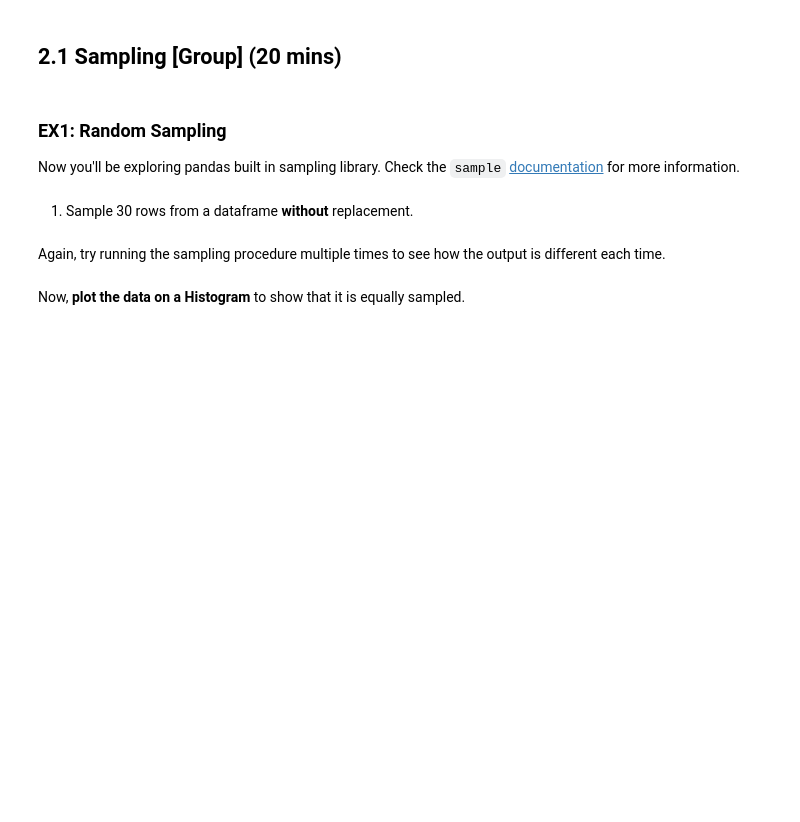
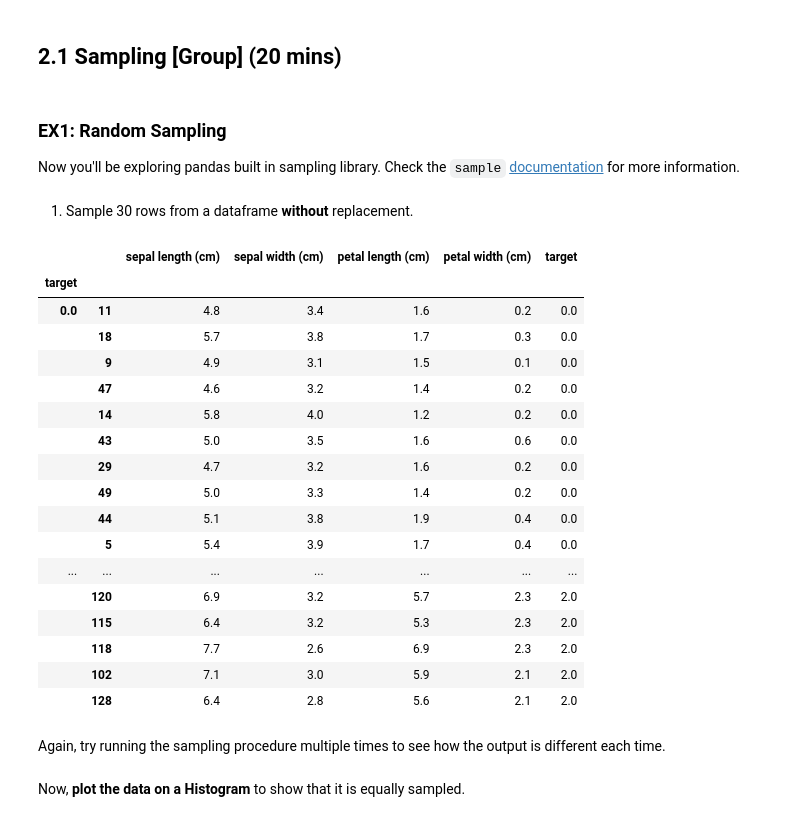
Before and after one commit to jeffgoeken/My_NCState_Homework, a Jupyter notebook: My_NCState_Homework/My_NCState_Homework/week 2/WKS2_Student.ipynb, the cells around one changed output. Saved outputs shown, nothing was run; the diff lists cells and outputs as text; code cells hidden in the pictures; blank space fills up the shorter version.

```diff
--- a/My_NCState_Homework/My_NCState_Homework/week 2/WKS2_Student.ipynb
+++ b/My_NCState_Homework/My_NCState_Homework/week 2/WKS2_Student.ipynb
@@ -128,3 +139,25 @@ sample_30
+# %%
+sample_30 =data.groupby('target').apply(lambda x: x.sample(n=10))
+sample_30
+# %% [output]
+|  |  | sepal length (cm) | sepal width (cm) | petal length (cm) | petal width (cm) | target |
+| target |  |  |  |  |  |  |
+| 0.0 | 11 | 4.8 | 3.4 | 1.6 | 0.2 | 0.0 |
+|  | 18 | 5.7 | 3.8 | 1.7 | 0.3 | 0.0 |
+|  | 9 | 4.9 | 3.1 | 1.5 | 0.1 | 0.0 |
+|  | 47 | 4.6 | 3.2 | 1.4 | 0.2 | 0.0 |
+|  | 14 | 5.8 | 4.0 | 1.2 | 0.2 | 0.0 |
+|  | 43 | 5.0 | 3.5 | 1.6 | 0.6 | 0.0 |
+|  | 29 | 4.7 | 3.2 | 1.6 | 0.2 | 0.0 |
+|  | 49 | 5.0 | 3.3 | 1.4 | 0.2 | 0.0 |
+|  | 44 | 5.1 | 3.8 | 1.9 | 0.4 | 0.0 |
+|  | 5 | 5.4 | 3.9 | 1.7 | 0.4 | 0.0 |
+| ... | ... | ... | ... | ... | ... | ... |
+|  | 120 | 6.9 | 3.2 | 5.7 | 2.3 | 2.0 |
+|  | 115 | 6.4 | 3.2 | 5.3 | 2.3 | 2.0 |
+|  | 118 | 7.7 | 2.6 | 6.9 | 2.3 | 2.0 |
+|  | 102 | 7.1 | 3.0 | 5.9 | 2.1 | 2.0 |
+|  | 128 | 6.4 | 2.8 | 5.6 | 2.1 | 2.0 |
 # %% [markdown]
 Again, try running the sampling procedure multiple times to see how the output is different each time.
 # %% [markdown]
```
Also changed, not shown: parts of 21 cells of this notebook, 3 other files.
